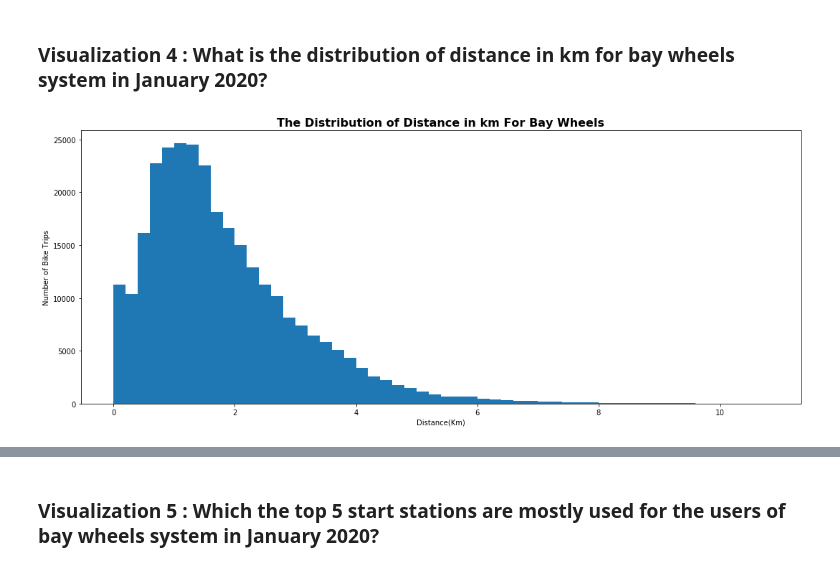
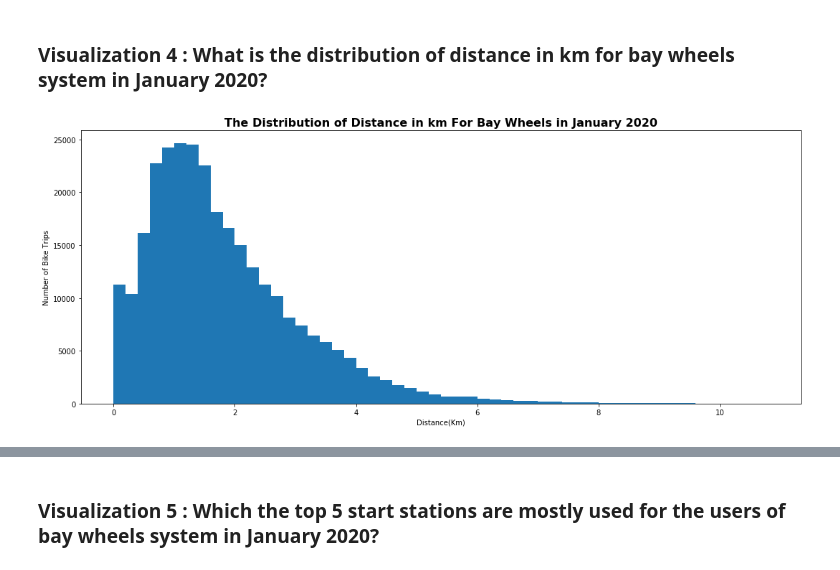
Before and after one commit to Rapter1990/Udacity-Data-Analyst-Nanodegree, a Jupyter notebook: P5_Communicate_Data_Findings/bay_wheels_project_analysis.ipynb, the cells around one changed output, grey strips where cells are left out. Cells and saved outputs as stored; diff of their text form; code cells hidden in the pictures.

```diff
--- a/P5_Communicate_Data_Findings/bay_wheels_project_analysis.ipynb
+++ b/P5_Communicate_Data_Findings/bay_wheels_project_analysis.ipynb
@@ -481,9 +519,9 @@ plt.ylabel('number of user types');
 # %%
 plt.figure(figsize=(18,7))
 bin_edges_a = np.arange(0,11,0.2)
 plt.hist(data = bay_wheels_main_df, x = 'distance_km', bins = bin_edges_a);
-plt.title("The Distribution of Distance in km For Bay Wheels", y=1, fontsize=16, fontweight='bold')
+plt.title("The Distribution of Distance in km For Bay Wheels in January 2020", y=1, fontsize=16, fontweight='bold')
 plt.xlabel('Distance(Km)')
 plt.ylabel('Number of Bike Trips');
 # %% [output]
-[figure, old version]
+[figure, new version]
```
Also changed, not shown: parts of 23 cells of this notebook, 1 other file.
